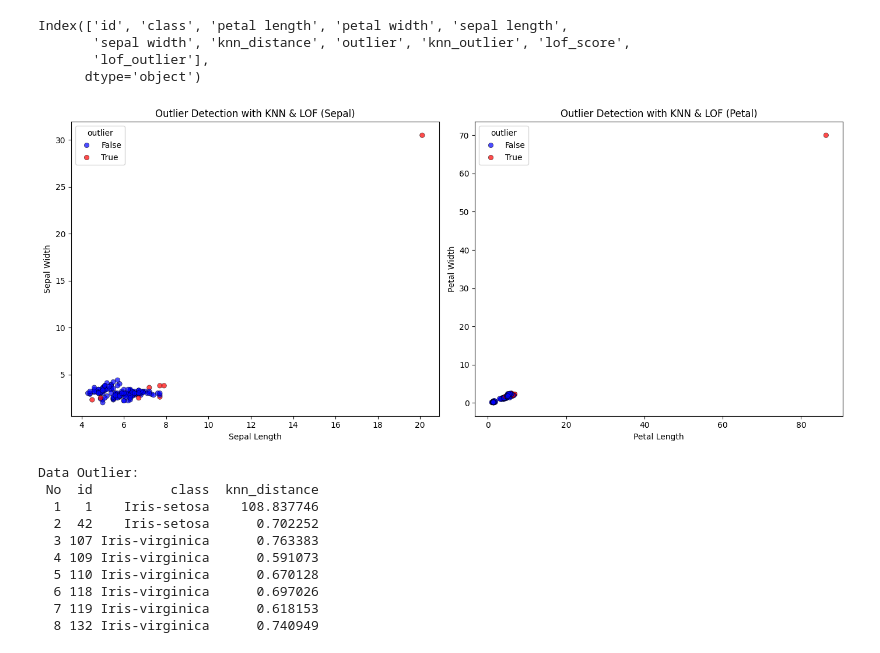
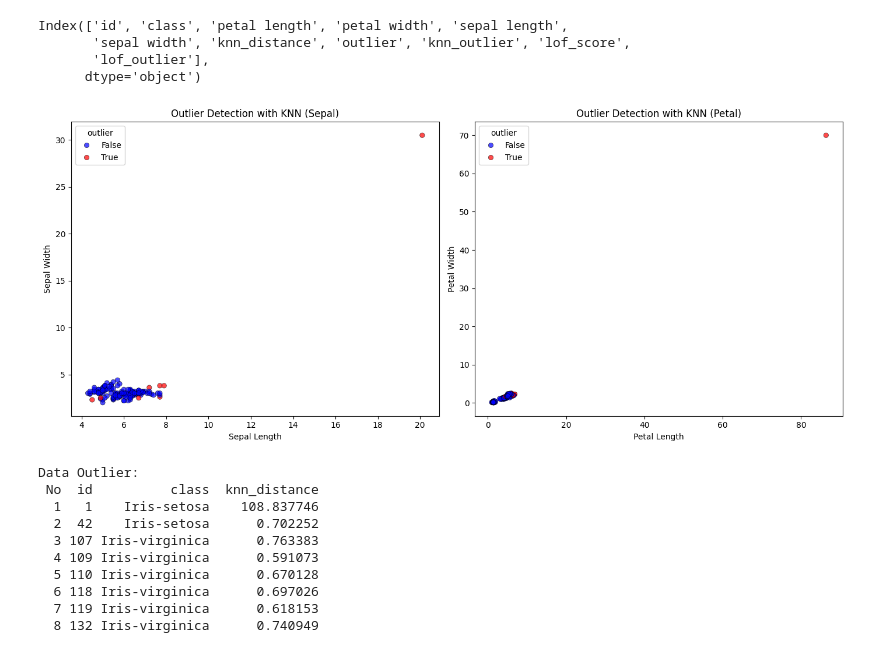
Before and after one commit to rhindottire/Data-Mining, a Jupyter notebook: pendata/Tugas3.ipynb, the cells around one changed output. Cells and saved outputs as stored; diff of their text form; code cells hidden in the pictures.

```diff
--- a/pendata/Tugas3.ipynb
+++ b/pendata/Tugas3.ipynb
@@ -146,33 +150,30 @@ Index(['id', 'class', 'petal length', 'petal width', 'sepal length',
        'lof_outlier'],
       dtype='object')
 # %%
-import matplotlib.pyplot as plt
-import seaborn as sns
-
 fig, axes = plt.subplots(1, 2, figsize=(14, 6))
 
 # Scatter plot Sepal
 sns.scatterplot(
     ax=axes[0], x=df_merged["sepal length"], y=df_merged["sepal width"],
     hue=df_merged["outlier"], palette={False: "blue", True: "red"}, alpha=0.7, edgecolor="k"
 )
-axes[0].set_title("Outlier Detection with KNN & LOF (Sepal)")
+axes[0].set_title("Outlier Detection with KNN (Sepal)")
 axes[0].set_xlabel("Sepal Length")
 axes[0].set_ylabel("Sepal Width")
 
 # Scatter plot Petal
 sns.scatterplot(
     ax=axes[1], x=df_merged["petal length"], y=df_merged["petal width"],
     hue=df_merged["outlier"], palette={False: "blue", True: "red"}, alpha=0.7, edgecolor="k"
 )
-axes[1].set_title("Outlier Detection with KNN & LOF (Petal)")
+axes[1].set_title("Outlier Detection with KNN (Petal)")
 axes[1].set_xlabel("Petal Length")
 axes[1].set_ylabel("Petal Width")
 
 plt.tight_layout()
 plt.show()
 # %% [output]
-[figure, old version]
+[figure, new version]
 # %%
 outliers = df_merged[df_merged["outlier"] == True][["id", "class", "knn_distance"]].reset_index(drop=True)
 outliers.insert(0, "No", range(1, len(outliers) + 1))
```
Also changed, not shown: parts of 5 cells of this notebook, 4 other files.
